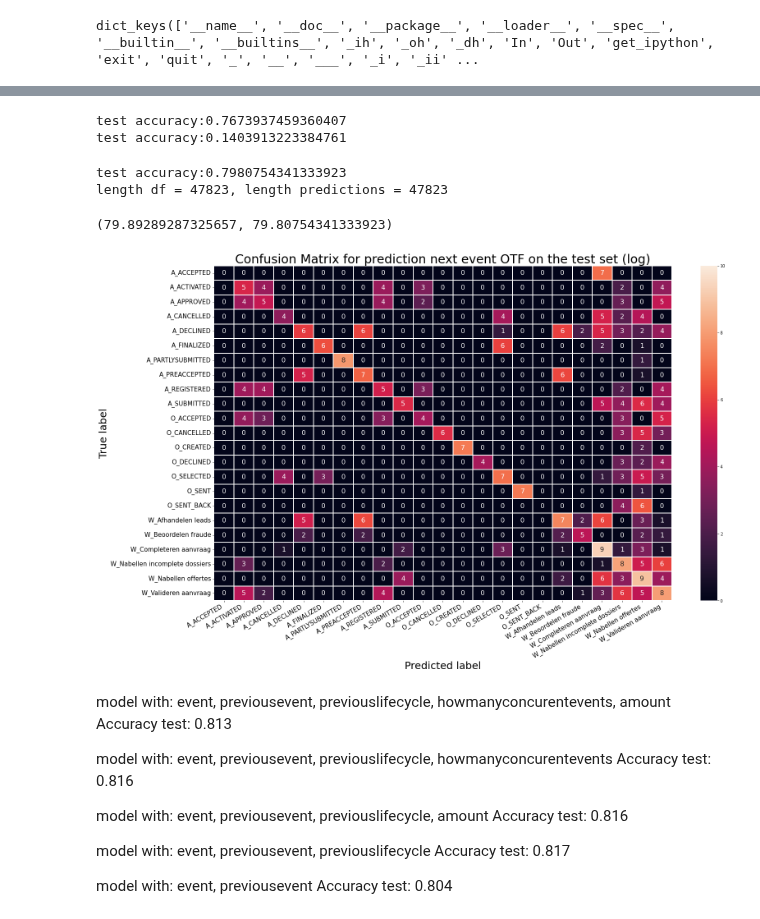
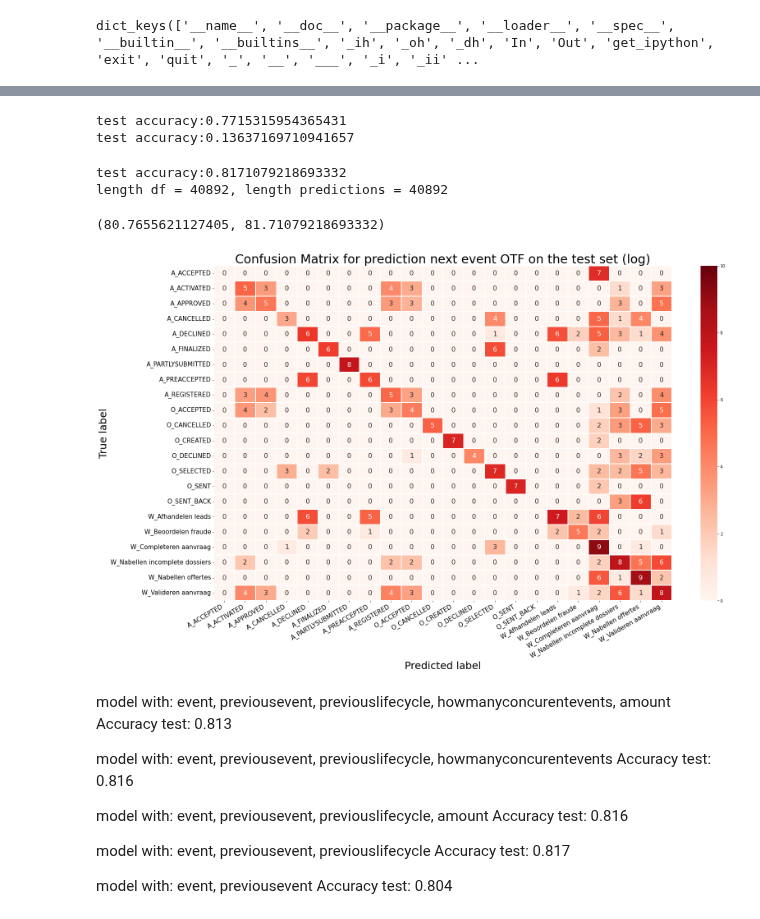
Before and after one commit to Elite-NL/Process_Mining, a Jupyter notebook: event_onTheFly.ipynb, the cells around one changed output, grey strips where cells are left out. Saved outputs shown, nothing was run; the diff lists cells and outputs as text; code cells hidden in the pictures.

```diff
--- a/event_onTheFly.ipynb
+++ b/event_onTheFly.ipynb
@@ -28,8 +28,8 @@ dict_keys(['__name__', '__doc__', '__package__', '__loader__', '__spec__', '__bu
 
 if (('df' not in globals()) or ('df_test' not in globals() or ('df_validation' not in globals()))):
     ### IMPORT THE DATA ###
-    df = pd.read_csv('data/BPI_Challenge_2012-training.csv')
-    df_test = pd.read_csv('data/BPI_Challenge_2012-test.csv')
+    df = pd.read_csv('final data/BPI_Challenge_2012-training.csv')
+    df_test = pd.read_csv('final data/BPI_Challenge_2012-test.csv')
     df_validation = pd.read_csv('final data/BPI_Challenge_2012-validation.csv')
     case_column = "case concept:name"
     event_column = "event concept:name"
@@ -308,8 +318,8 @@ for place in places:
     places_dict[place] = val_acc_event_otf
 place = max(places_dict, key=places_dict.get)
 # %% [output]
-test accuracy:0.7673937459360407
-test accuracy:0.1403913223384761
+test accuracy:0.7715315954365431
+test accuracy:0.13637169710941657
 # %%
 # empty errorStorage and run model on test set
 errorStorage = {}
@@ -337,8 +347,8 @@ for case in caseStorage:
 print(f'length df = {len(df_test)}, length predictions = {len(predictions_index_test)}')
 test_pred_event_otf = [x[1] for x in sorted(predictions_index_test)]
 # %% [output]
-test accuracy:0.7980754341333923
-length df = 47823, length predictions = 47823
+test accuracy:0.8171079218693332
+length df = 40892, length predictions = 40892
 # %%
 amount_column = 'case:AMOUNT_REQ'
 df[pred_event_otf] = train_pred_event_otf
@@ -353,7 +363,7 @@ test_event_accuracy = len(df_test[(df_test[pred_event_otf].shift(periods=1)==df_
 
 training_event_accuracy, test_event_accuracy
 # %% [output]
-(79.89289287325657, 79.80754341333923)
+(80.7655621127405, 81.71079218693332)
 # %%
 axis_labels = sorted(list(set(y_true)))
 matrix = np.log(confusion_matrix(y_true, y_pred, labels=axis_labels))
@@ -367,35 +377,35 @@ group_counts = ["{0:0.0f}".format(value) for value in matrix.flatten()]
 #group_percentages = ["{0:.0%}".format(value) for value in matrix.flatten()/np.sum(matrix)]
 
 #create labels for each cell of the heatmap
 labels = [f"{v1}" for v1 in group_counts]
 
 #reshape into size of the matrix
 labels = np.asarray(labels).reshape(matrix.shape)
 
 #set fig size depending on the size of the matrix
 plt.figure(figsize=(25,15))
 
 #plot the matrix
 sns.heatmap(df_matrix, fmt='', annot=labels, annot_kws={'size':16}, linewidths = 0.3
-            , linecolor = 'white', cbar = True, vmin=0, vmax=10)
+            , linecolor = 'white', cbar = True, cmap='Reds', vmin=0, vmax=10)
 
 #set event labels and change color scheme of the matrix
 #, xticklabels=events, yticklabels=events, cmap="YlGnBu"
 
 #set x and y label orinetation and size
 plt.xticks(rotation=30, horizontalalignment='right', fontsize = 15)
 plt.yticks(rotation=0, horizontalalignment='right', fontsize = 15)
 
 #add labels to the plot
 plt.xlabel('Predicted label', fontsize=25 )
 plt.ylabel('True label', fontsize=25)
 plt.title('Confusion Matrix for prediction next event OTF on the test set (log)', fontsize=30)
 
 #plt.savefig('confusion_matrix.png')
 
 plt.show()
 # %% [output]
-[figure, old version]
+[figure, new version]
 # %% [markdown]
 model with: event, previousevent, previouslifecycle, howmanyconcurentevents, amount
 Accuracy test: 0.813
```
Also changed, not shown: parts of 5 cells of this notebook.
